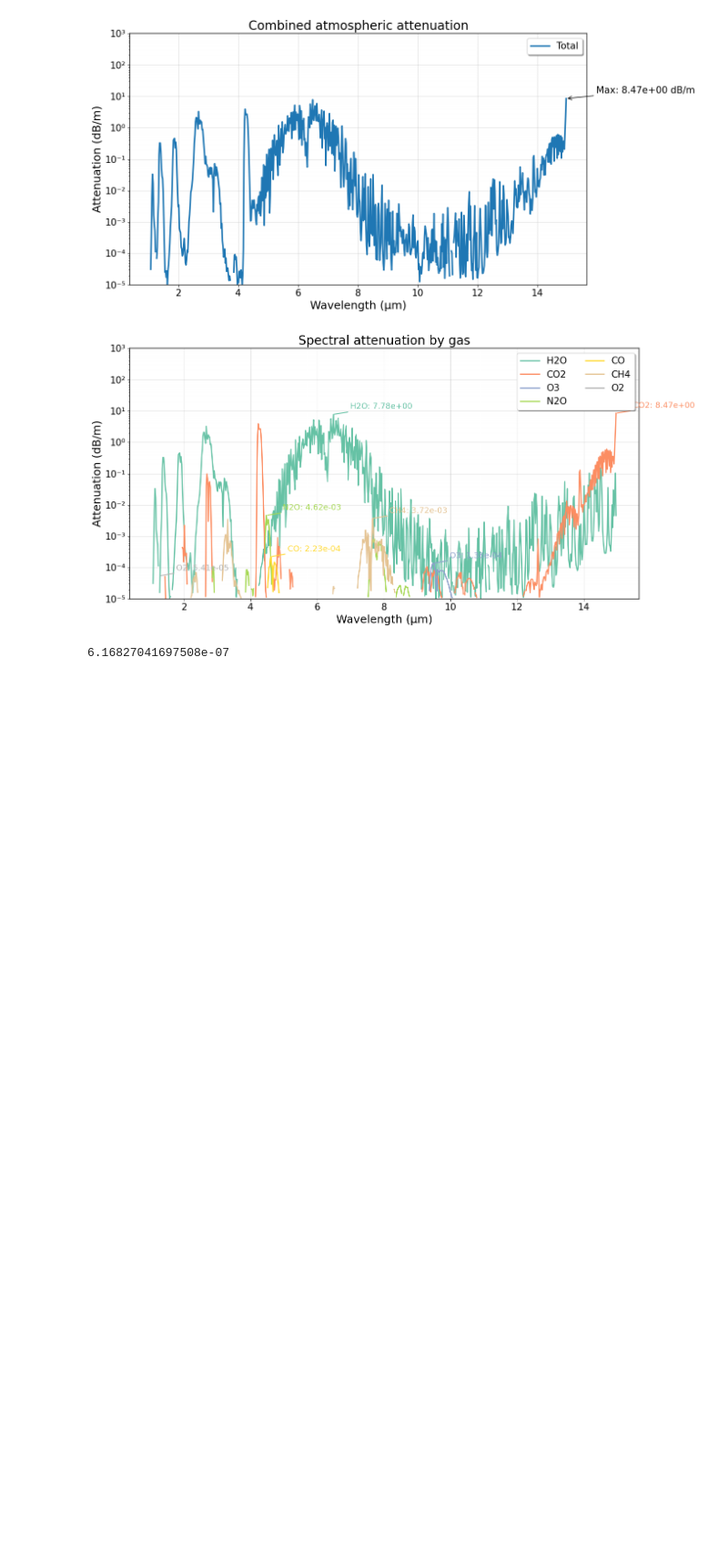
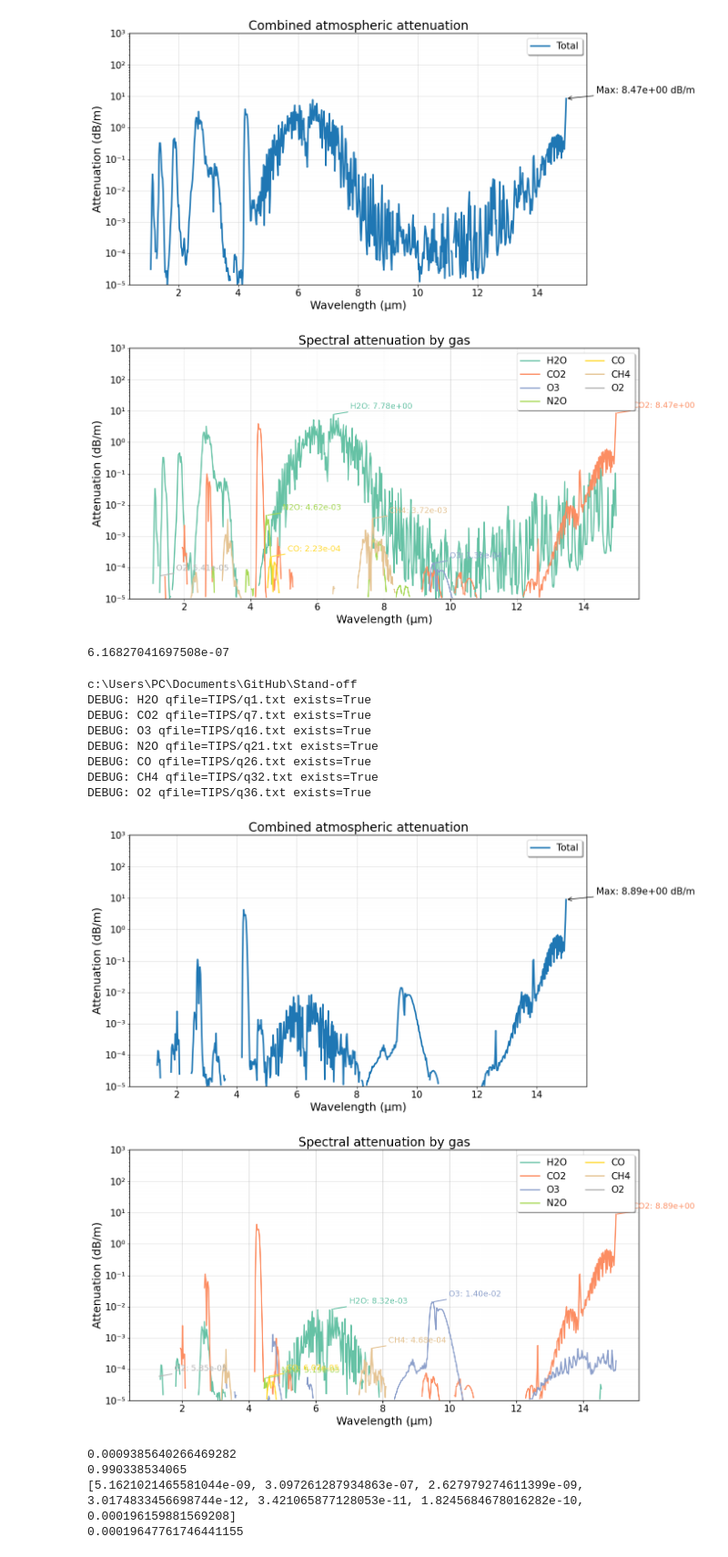
Before and after one commit to Jleon13/Stand-off, a Jupyter notebook: tests_preassure.ipynb, the cells around one changed output. Shown at 91% size. Saved outputs shown, nothing was run; the diff lists cells and outputs as text; code cells hidden in the pictures; blank space fills up the shorter version.

Commit message:
pmol

```diff
--- a/tests_preassure.ipynb
+++ b/tests_preassure.ipynb
@@ -161,3 +165,73 @@ a = convert_atm(0.6250, "gcms2")
 print(a)
 # %% [output]
 6.16827041697508e-07
+# %%
+#Julian 50
+import importlib
+import final_forward_attenuation
+importlib.reload(final_forward_attenuation)
+from final_forward_attenuation import run_simulation, default_species
+
+# Carga de isopologues (por si quieres usarlos explícitamente)
+qfileH2O = 'TIPS\q1.txt'
+qfileCO2 = 'TIPS\q7.txt'
+qfileO3  = 'TIPS\q16.txt'
+qfileN2O = 'TIPS\q21.txt'
+qfileCO  = 'TIPS\q26.txt'
+qfileCH4 = 'TIPS\q32.txt'
+qfileO2  = 'TIPS\q36.txt'
+
+sp = default_species()
+for s in sp:
+     if s.name == 'H2O': s.Pmol = 5.500e-06
+     if s.name == 'CO2': s.Pmol = 3.300e-04
+     if s.name == 'O3': s.Pmol = 2.800e-06
+     if s.name == 'N2O': s.Pmol = 3.215e-09
+     if s.name == 'CO': s.Pmol = 3.645e-08
+     if s.name == 'CH4': s.Pmol = 1.944e-07
+     if s.name == 'O2': s.Pmol = 2.090e5/1e6
+
+
+import os
+print(os.getcwd())
+
+res = run_simulation(
+    parfile='68da838c.par',
+    species=sp,
+    nu_min=666.67, nu_max=10000.0, dnu=0.01,
+    tileW=20.0, guard=5.0,
+    temp_K=275.70, L_m=1.0, Pair=1.0,
+    delta_um=0.020,
+    save_csv=True, outdir='out', make_plots=True,
+)
+
+lambda_um = res['lambda_centers']
+Tprod = res['T_prod_samp']
+Th2o  = res['T_each_samp'][0]
+# %% [output]
+c:\Users\PC\Documents\GitHub\Stand-off
+DEBUG: H2O qfile=TIPS/q1.txt exists=True
+DEBUG: CO2 qfile=TIPS/q7.txt exists=True
+DEBUG: O3 qfile=TIPS/q16.txt exists=True
+DEBUG: N2O qfile=TIPS/q21.txt exists=True
+DEBUG: CO qfile=TIPS/q26.txt exists=True
+DEBUG: CH4 qfile=TIPS/q32.txt exists=True
+DEBUG: O2 qfile=TIPS/q36.txt exists=True
+[figure, added]
+[figure, added]
+# %%
+Ptotal = convert_atm(951.0 , "gcms2")
+ppVs = [5.500E-06,  3.300E-04,  2.800E-06,  3.215E-09,  3.645E-08,  1.944E-07] #SE NECESITA N2 PARA QUE sum(Pmol_values)=Ptotal
+o2 = convert_vmr(2.090E+05)
+vmrs = ppVs + [o2]
+
+Pmol_values = [q*Ptotal for q in vmrs]
+print(Ptotal)
+print(sum(ppVs)+o2 + 0.781)
+print(Pmol_values)
+print(sum(Pmol_values))
+# %% [output]
+0.0009385640266469282
+0.990338534065
+[5.1621021465581044e-09, 3.097261287934863e-07, 2.627979274611399e-09, 3.0174833456698744e-12, 3.421065877128053e-11, 1.8245684678016282e-10, 0.000196159881569208]
+0.00019647761746441155
```
Also changed, not shown: parts of 7 cells of this notebook, 7 other files.
